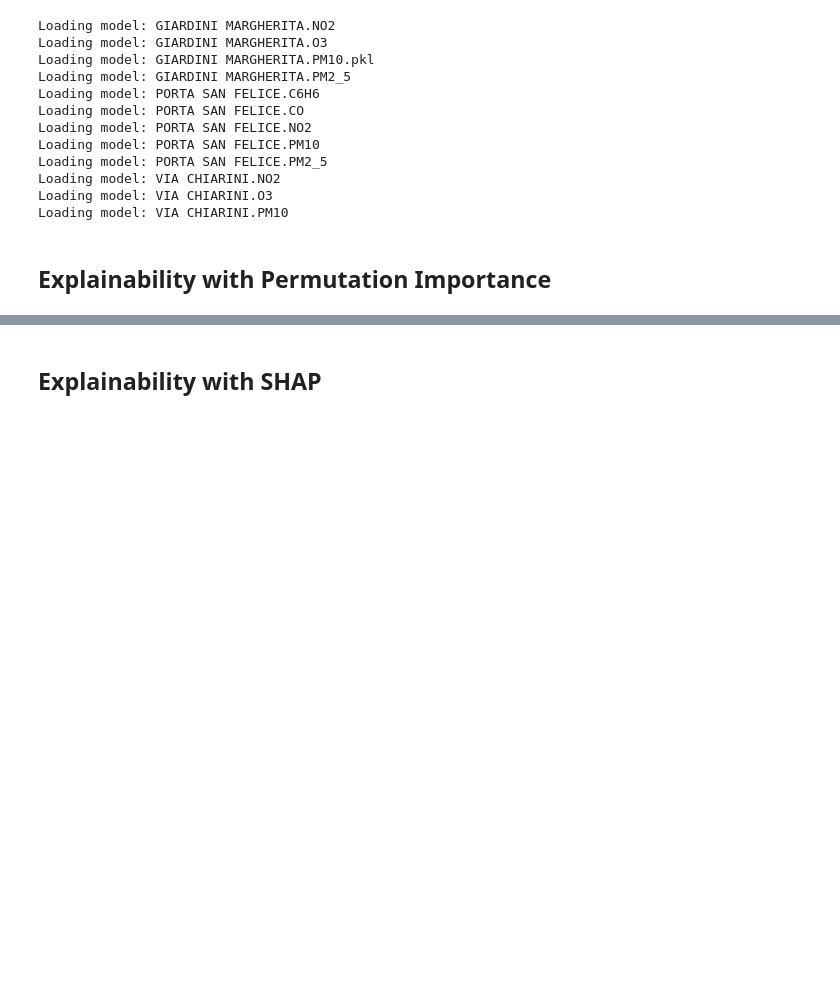
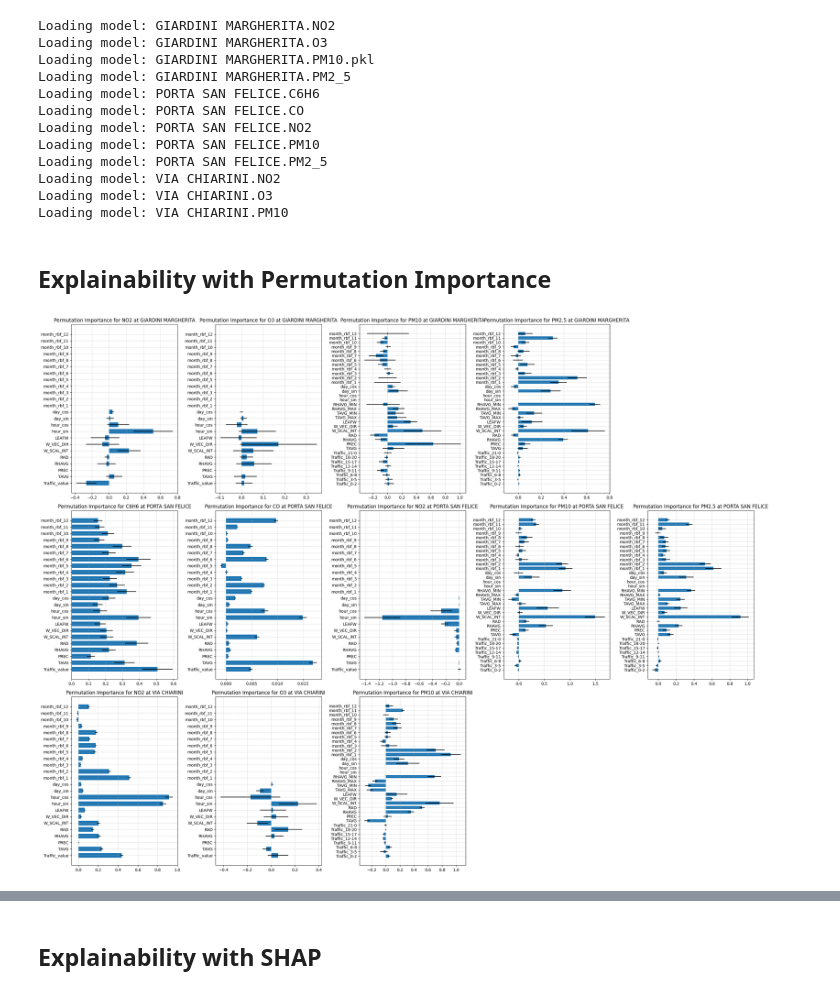
Before and after one commit to davidesonno/AII-project, a Jupyter notebook: 7-feature-importance.ipynb, the cells around one changed output, grey strips where cells are left out. Drawn from its saved outputs; the diff is of its cells as text; code cells hidden in the pictures; blank space fills up the shorter version.

Commit message:
implemented permutatin importance
- might still be a bit bugged for lstm

```diff
--- a/7-feature-importance.ipynb
+++ b/7-feature-importance.ipynb
@@ -97,3 +97,103 @@ Loading model: VIA CHIARINI.PM10
 from sklearn.inspection import permutation_importance
 
 agents_permutation_importance = {}
+# %%
+from sklearn.metrics import mean_absolute_error
+
+
+def neg_mae_scorer(model, X, y):
+    try:
+        y_pred = model.predict(X, verbose=0)
+    except: # sklearn doesnt have verbose
+        y_pred = model.predict(X)
+    return -mean_absolute_error(y, y_pred)
+
+def lstm_neg_mae_scorer(model, x, y, time_steps, n_features):
+    x = x.reshape(-1, time_steps, n_features) # since that this is getting used by permutation_importance, it got 2d data as input and needs to be reshaped
+    y_pred = model.predict(x, verbose=0)
+    return -mean_absolute_error(y, y_pred)
+
+
+n_samples = 10 # with this 'low' values I get the same results as higher ones so... lets keep it fast
+n_repeats = 2
+
+n_rows = len(stations)
+n_cols = max(len(models[station].keys()) for station in stations)
+
+fig, axes = plt.subplots(n_rows, n_cols, figsize=(n_cols * 5, n_rows * 6.5))
+
+for i,station in enumerate(stations):
+    if station not in agents_permutation_importance:
+        agents_permutation_importance[station] = {}
+    for j, agent in enumerate(models[station].keys()):
+        model = models[station][agent]
+        X_test = test_sets[station][agent]['x']
+        y_test = test_sets[station][agent]['y']
+        features = X_test.columns
+        importances = {}
+        scoring = neg_mae_scorer
+        lstm = False
+        input_shape=None
+
+        if isinstance(model, tf.keras.models.Sequential):
+            input_shape = model.input_shape
+
+            if len(input_shape) == 2: #ffnn or cnn
+                # continue
+                pass
+
+            if len(input_shape) == 3: # lstm
+                # continue
+                lstm = True
+                time_steps = input_shape[1]
+                n_features = input_shape[2]
+                use_mask = isinstance(model.layers[0], tf.keras.layers.Masking)
+                X_test, y_test = create_sequences(test_sets[station][agent]['x'].iloc[:3*n_samples], test_sets[station][agent]['y'].iloc[:3*n_samples], time_steps, use_mask=use_mask)
+                y_test = y_test.to_numpy()
+                test_data_idx = np.random.choice(X_test.shape[0], size=n_samples, replace=False)
+                X_test = X_test[test_data_idx]
+                y_test = y_test[test_data_idx]
+                X_test = X_test.reshape(X_test.shape[0], -1) # permutation_importance does not allow for 3d data
+
+                scoring = lambda model, x, y: lstm_neg_mae_scorer(model, x, y, time_steps, n_features) # lambda bcs we ahd to pass time steps and num. features
+
+        else: # other models
+            X_test = X_test.sample(n_samples, random_state=42)
+            y_test = y_test.sample(n_samples, random_state=42)
+
+        # print(f'Computing importance for {station} {agent}')
+
+        # compute importances
+        importances_result = permutation_importance(model,
+                                                    X_test,
+                                                    y_test,
+                                                    scoring=scoring,
+                                                    n_repeats=n_repeats,
+                                                    random_state=42)
+
+        for key in ('importances_mean', 'importances_std'): # we don't care about the full repetitions values (`importances`)
+            val = importances_result[key]
+            if lstm: # for the lstm we had to flatten the sequences, now we have one ts*n_feat. total features, so we go back to the original shape averaging
+                val = val.reshape(input_shape[1], input_shape[2])
+                val = val.mean(axis=0)
+            importances[key] = val
+
+        # save the importances
+        agents_permutation_importance[station][agent] = importances
+
+        # plot
+        ax = axes[i][j]
+        ax.barh(features, importances['importances_mean'], height=0.7, xerr=importances['importances_std'])
+        # ax.bar(X_test.columns, importances.importances_mean, width=0.7, yerr=importances.importances_std)
+        # ax.set_xticklabels(X_test.columns, rotation=90)
+        ax.set_title(f'Permutation Importance for {agent} at {station}')
+        ax.grid(linestyle=':')
+
+for i, station in enumerate(stations):
+    for j in range(len(models[station].keys()), n_cols):
+        axes[i][j].axis('off') # remove unused subplots
+plt.tight_layout()
+# plt.subplots_adjust(hspace=0.5)
+plt.show()
+# %% [output]
+[figure, added]
```
Also changed, not shown: parts of 5 cells of this notebook, 2 other files.
